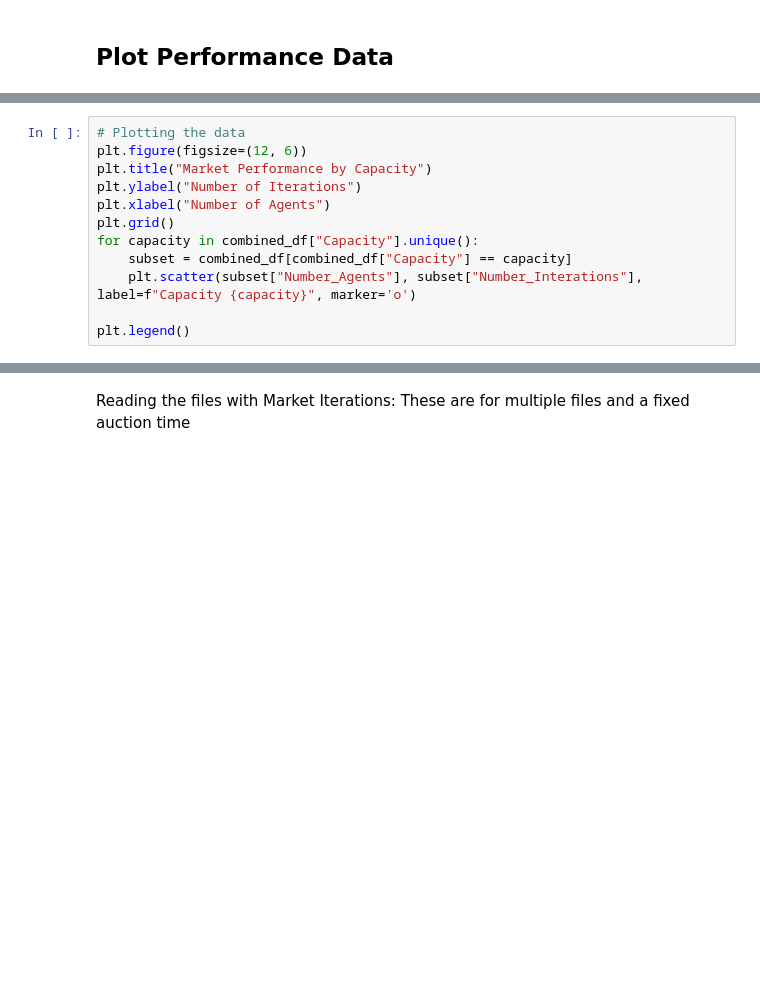
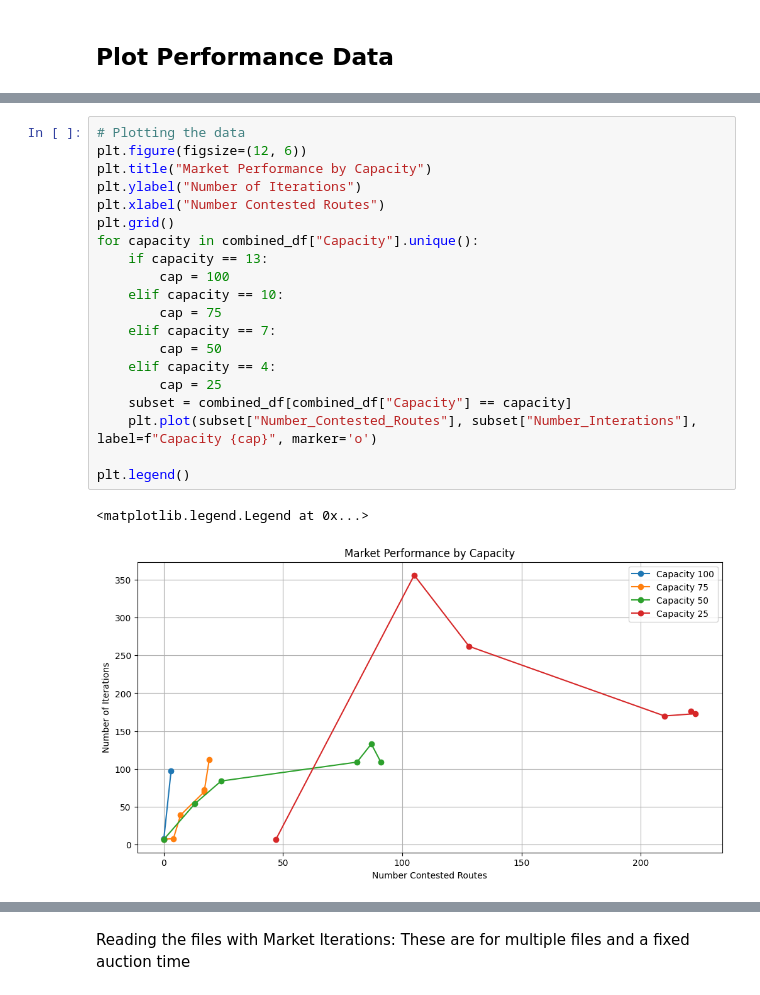
Before and after one commit to sastry-group/Mechanism-Design-for-AAM, a Jupyter notebook: ic/fisher/Fisher_data_reader.ipynb, the cells around one changed output, grey strips where cells are left out. Cells and saved outputs as stored; diff of their text form; blank space fills up the shorter version.

```diff
--- a/ic/fisher/Fisher_data_reader.ipynb
+++ b/ic/fisher/Fisher_data_reader.ipynb
@@ -212,15 +256,26 @@ else:
 # %%
 # Plotting the data
 plt.figure(figsize=(12, 6))
 plt.title("Market Performance by Capacity")
 plt.ylabel("Number of Iterations")
-plt.xlabel("Number of Agents")
+plt.xlabel("Number Contested Routes")
 plt.grid()
 for capacity in combined_df["Capacity"].unique():
+    if capacity == 13:
+        cap = 100
+    elif capacity == 10:
+        cap = 75
+    elif capacity == 7:
+        cap = 50
+    elif capacity == 4:
+        cap = 25
     subset = combined_df[combined_df["Capacity"] == capacity]
-    plt.scatter(subset["Number_Agents"], subset["Number_Interations"], label=f"Capacity {capacity}", marker='o')
+    plt.plot(subset["Number_Contested_Routes"], subset["Number_Interations"], label=f"Capacity {cap}", marker='o')
 
 plt.legend()
+# %% [output]
+<matplotlib.legend.Legend at 0x...>
+[figure, added]
 # %%
 # Plotting the data
 plt.figure(figsize=(12, 6))
```
Also changed, not shown: parts of 5 cells of this notebook, 13 other files.
